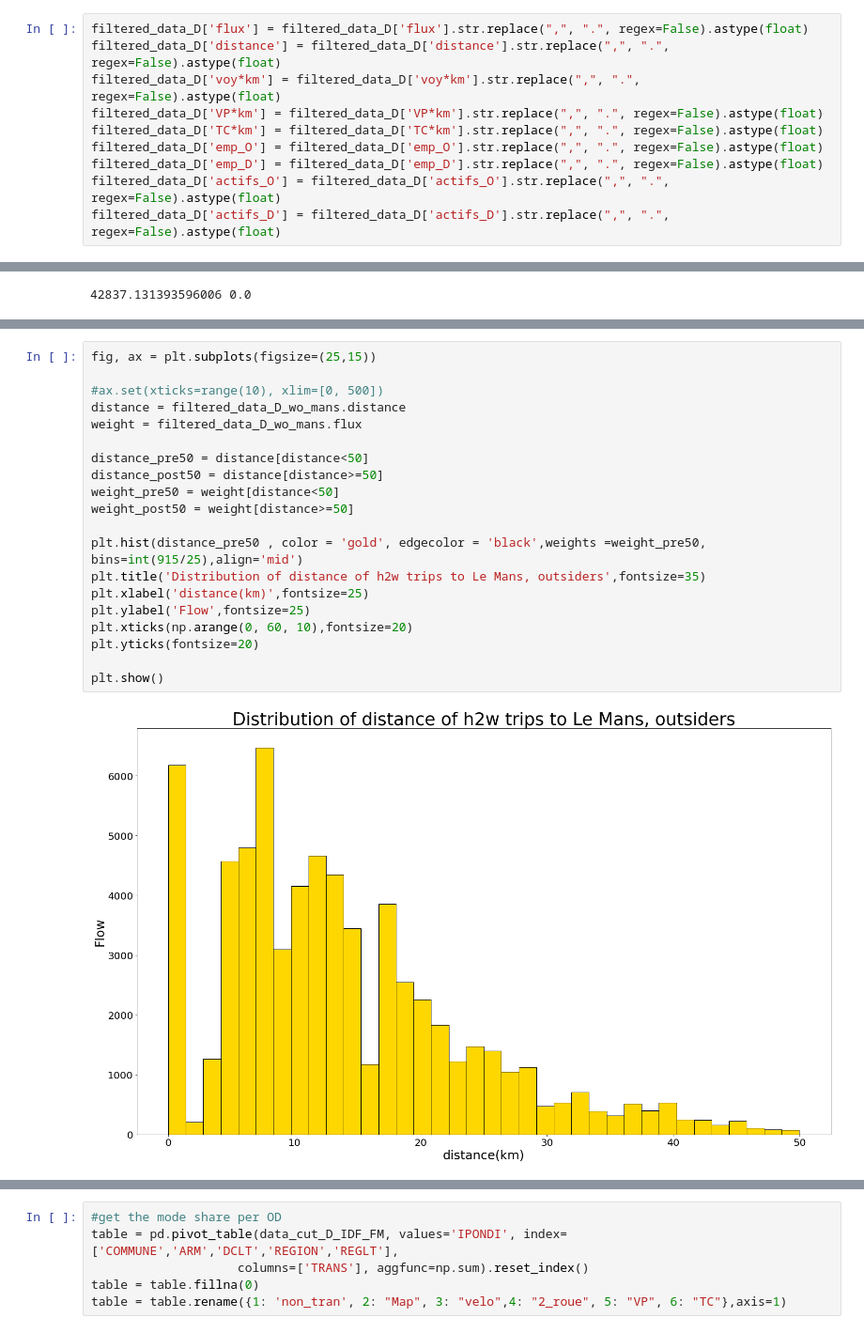
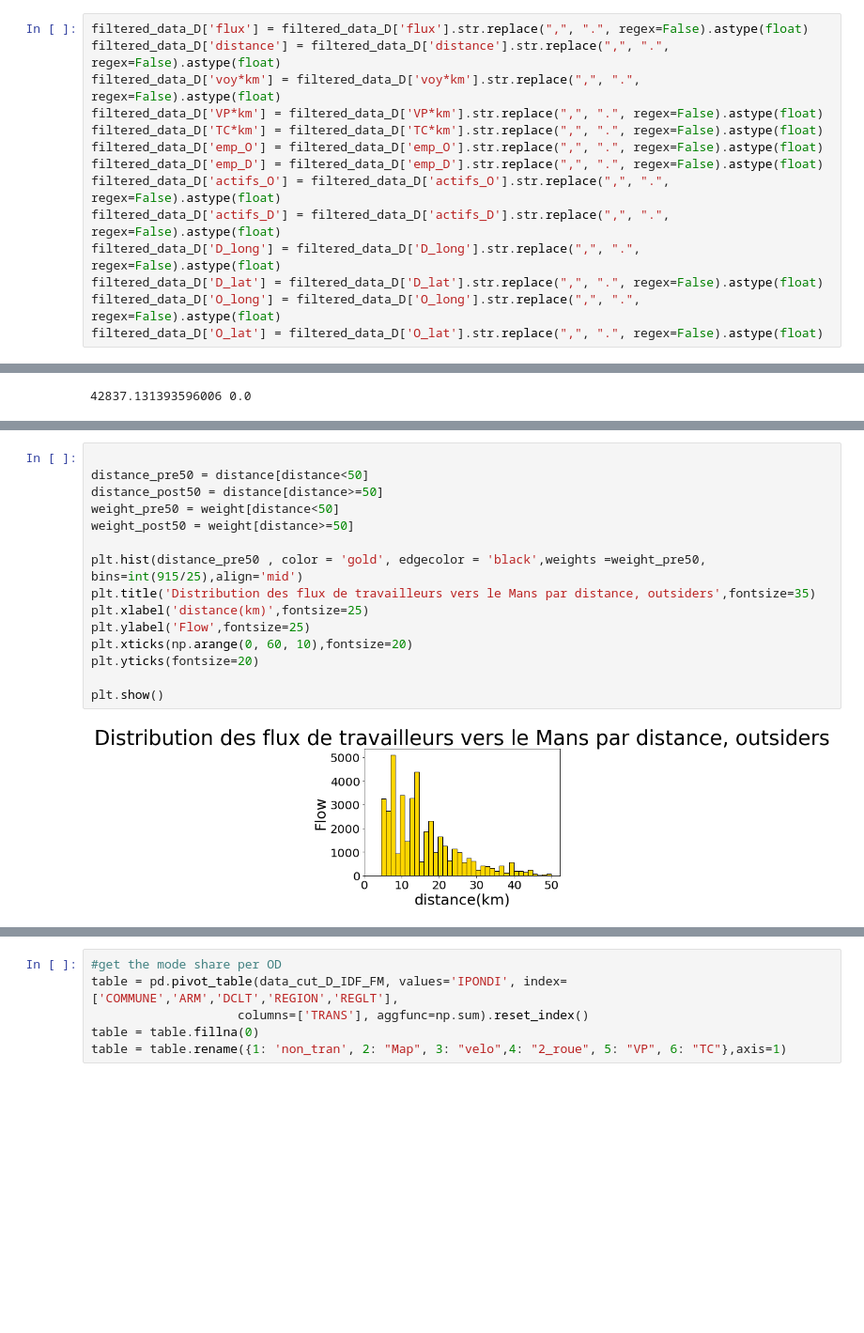
Before and after one commit to MaxelieG/SOMS, a Jupyter notebook: Histogram.ipynb, the cells around one changed output, grey strips where cells are left out. Shown at 94% size. Saved outputs shown, nothing was run; the diff lists cells and outputs as text; blank space fills up the shorter version.

```diff
--- a/Histogram.ipynb
+++ b/Histogram.ipynb
@@ -152,6 +167,10 @@ filtered_data_D['emp_O'] = filtered_data_D['emp_O'].str.replace(",", ".", regex=
 filtered_data_D['emp_D'] = filtered_data_D['emp_D'].str.replace(",", ".", regex=False).astype(float)
 filtered_data_D['actifs_O'] = filtered_data_D['actifs_O'].str.replace(",", ".", regex=False).astype(float)
 filtered_data_D['actifs_D'] = filtered_data_D['actifs_D'].str.replace(",", ".", regex=False).astype(float)
+filtered_data_D['D_long'] = filtered_data_D['D_long'].str.replace(",", ".", regex=False).astype(float)
+filtered_data_D['D_lat'] = filtered_data_D['D_lat'].str.replace(",", ".", regex=False).astype(float)
+filtered_data_D['O_long'] = filtered_data_D['O_long'].str.replace(",", ".", regex=False).astype(float)
+filtered_data_D['O_lat'] = filtered_data_D['O_lat'].str.replace(",", ".", regex=False).astype(float)
 # %%
 sum_flux_D = filtered_data_D['flux'].sum()
 sum_flux_O = filtered_data_O['flux'].sum()
@@ -193,25 +245,20 @@ filtered_data_D_wo_mans
 # %%
-fig, ax = plt.subplots(figsize=(25,15))
-
-#ax.set(xticks=range(10), xlim=[0, 500])
-distance = filtered_data_D_wo_mans.distance
-weight = filtered_data_D_wo_mans.flux
 
 distance_pre50 = distance[distance<50]
 distance_post50 = distance[distance>=50]
 weight_pre50 = weight[distance<50]
 weight_post50 = weight[distance>=50]
 
 plt.hist(distance_pre50 , color = 'gold', edgecolor = 'black',weights =weight_pre50, bins=int(915/25),align='mid')
-plt.title('Distribution of distance of h2w trips to Le Mans, outsiders',fontsize=35)
+plt.title('Distribution des flux de travailleurs vers le Mans par distance, outsiders',fontsize=35)
 plt.xlabel('distance(km)',fontsize=25)
 plt.ylabel('Flow',fontsize=25)
 plt.xticks(np.arange(0, 60, 10),fontsize=20)
 plt.yticks(fontsize=20)
 
 plt.show()
 # %% [output]
-[figure, old version]
+[figure, new version]
 # %%
 fig, ax = plt.subplots(figsize=(25,15))
 plt.hist(distance_post50 , color = 'gold', edgecolor = 'black',weights =weight_post50, bins=int(915/25),align='mid')
```
Also changed, not shown: parts of 14 cells of this notebook, 1 other file.
